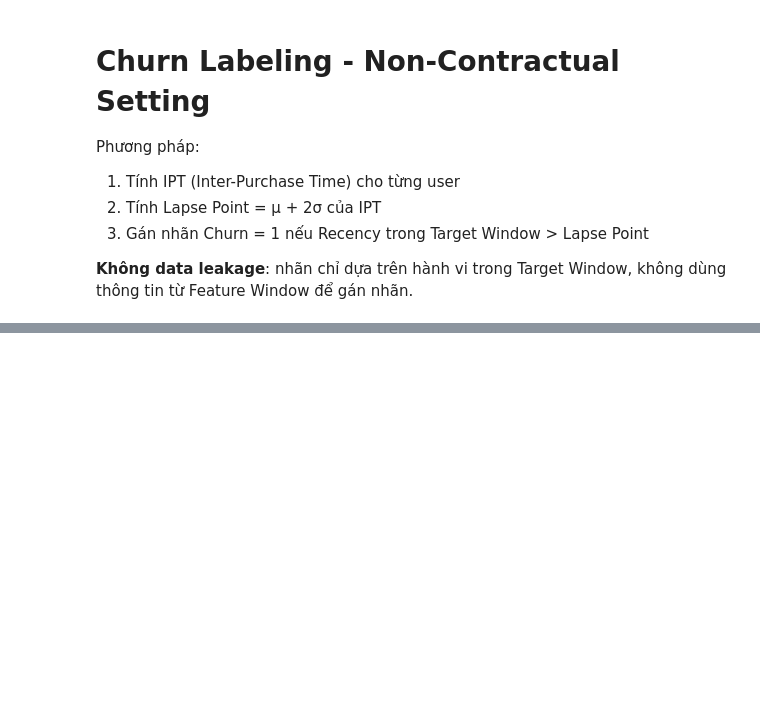
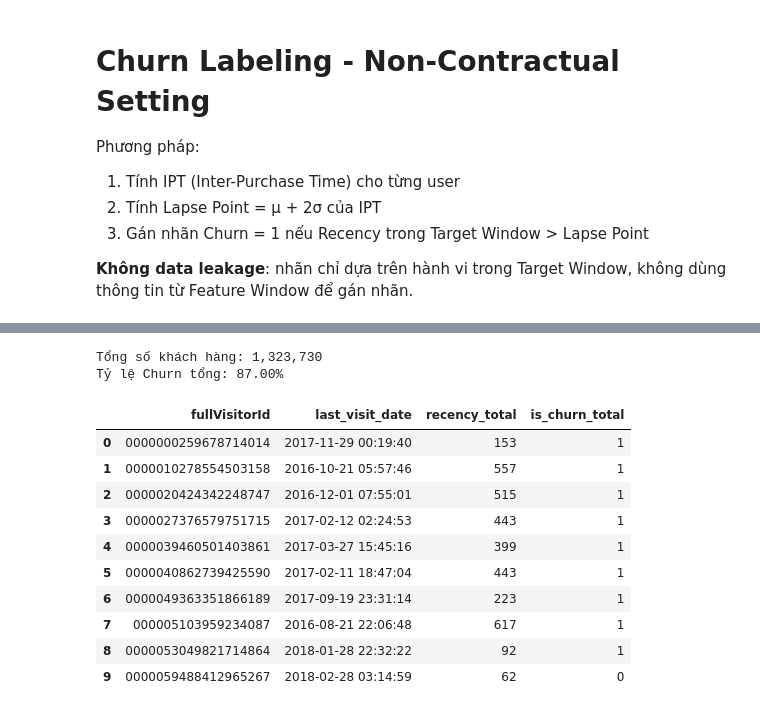
Before and after one commit to groups2/data_driven_marketing, a Jupyter notebook: Notebooks/Churn_Labeling.ipynb, the cells around one changed output, grey strips where cells are left out. Cells and saved outputs as stored; diff of their text form; code cells hidden in the pictures; blank space fills up the shorter version.

Commit message:
add total churn

```diff
--- a/Notebooks/Churn_Labeling.ipynb
+++ b/Notebooks/Churn_Labeling.ipynb
@@ -323,0 +404,40 @@ display(all_labels.head(10))
+# %%
+# Gán Churn tổng bằng cách groupby fullVisitorId
+max_date_global = df['event_date'].max()
+
+df_churn = (
+    df.groupby('fullVisitorId')['event_date']
+    .max()
+    .reset_index()
+    .rename(columns={'event_date': 'last_visit_date'})
+)
+
+# Tính số ngày kể từ lần truy cập cuối đến thời điểm cuối cùng của dữ liệu
+df_churn['recency_total'] = (max_date_global - df_churn['last_visit_date']).dt.days
+
+# Gán nhãn churn: 1 nếu recency > lapse_point, ngược lại là 0
+df_churn['is_churn_total'] = (df_churn['recency_total'] > lapse_point).astype(int)
+
+# Kiểm tra kết quả
+print(f"Tổng số khách hàng: {len(df_churn):,}")
+print(f"Tỷ lệ Churn tổng: {df_churn['is_churn_total'].mean()*100:.2f}%")
+
+# Lưu nếu cần (tùy chọn)
+df_churn.to_pickle(os.path.join(DATA_DIR, 'df_churn.pkl'))
+# %% [output]
+Tổng số khách hàng: 1,323,730
+Tỷ lệ Churn tổng: 87.00%
+# %%
+df_churn.head(10)
+# %% [output]
+|  | fullVisitorId | last_visit_date | recency_total | is_churn_total |
+| 0 | 0000000259678714014 | 2017-11-29 00:19:40 | 153 | 1 |
+| 1 | 0000010278554503158 | 2016-10-21 05:57:46 | 557 | 1 |
+| 2 | 0000020424342248747 | 2016-12-01 07:55:01 | 515 | 1 |
+| 3 | 0000027376579751715 | 2017-02-12 02:24:53 | 443 | 1 |
+| 4 | 0000039460501403861 | 2017-03-27 15:45:16 | 399 | 1 |
+| 5 | 0000040862739425590 | 2017-02-11 18:47:04 | 443 | 1 |
+| 6 | 0000049363351866189 | 2017-09-19 23:31:14 | 223 | 1 |
+| 7 | 000005103959234087 | 2016-08-21 22:06:48 | 617 | 1 |
+| 8 | 0000053049821714864 | 2018-01-28 22:32:22 | 92 | 1 |
+| 9 | 0000059488412965267 | 2018-02-28 03:14:59 | 62 | 0 |
```
Also changed, not shown: parts of 10 cells of this notebook.
